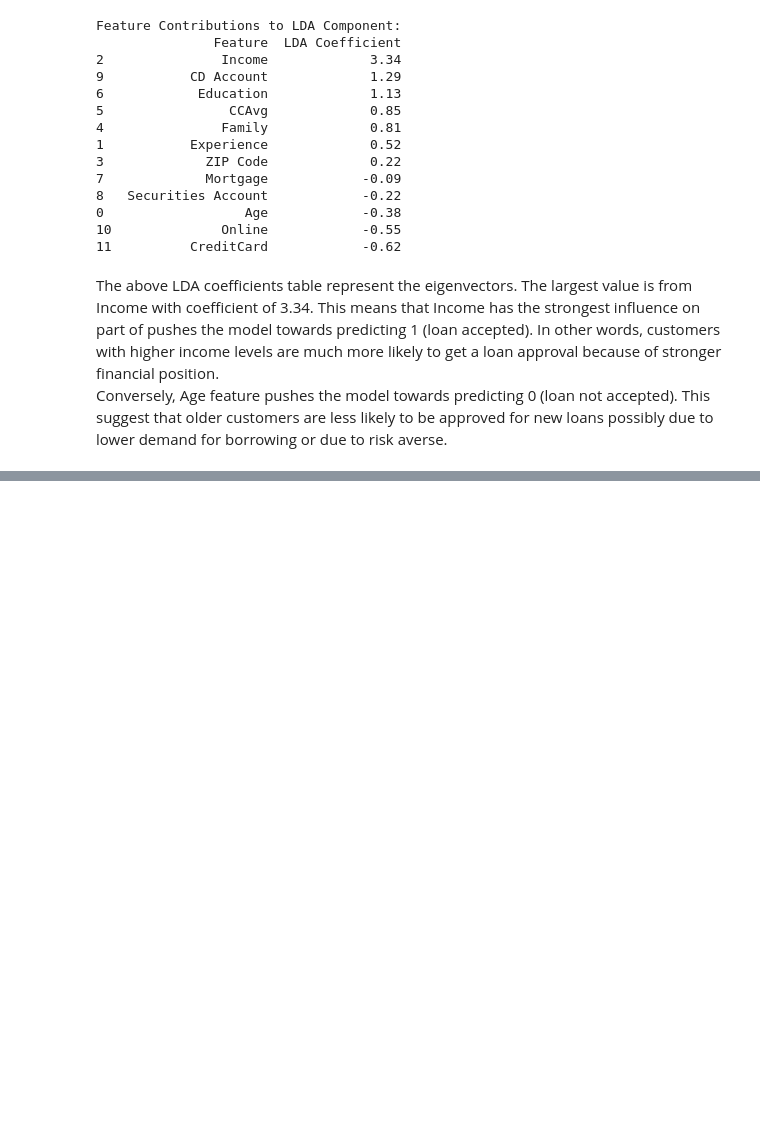
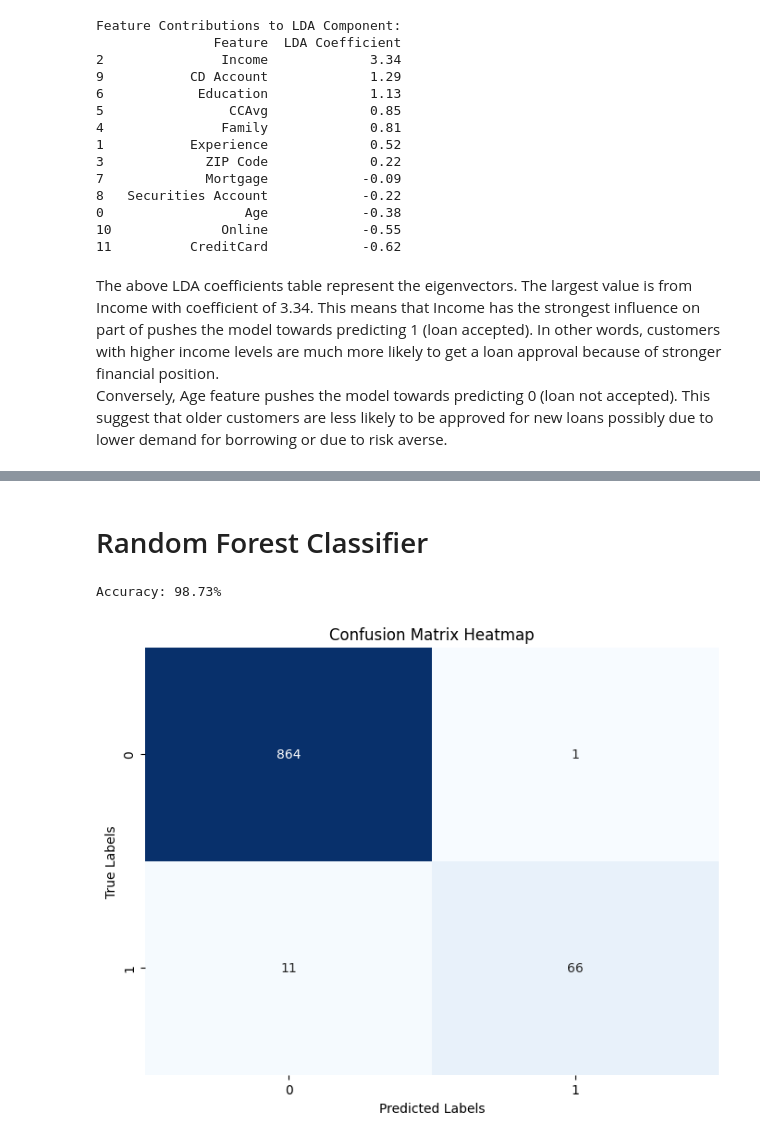
Before and after one commit to CharalamposZisis/Bank-Loan-Classification, a Jupyter notebook: main.ipynb, the cells around one changed output, grey strips where cells are left out. Drawn from its saved outputs; the diff is of its cells as text; code cells hidden in the pictures; blank space fills up the shorter version.

```diff
--- a/main.ipynb
+++ b/main.ipynb
@@ -858,0 +1044,39 @@ The above LDA coefficients table represent the eigenvectors. The largest value i
+# %% [markdown]
+# Random Forest Classifier
+# %%
+from sklearn.ensemble import RandomForestClassifier
+# copy the initial data
+X_copy = df.drop('Personal Loan', axis=1)
+y_copy = df['Personal Loan']
+
+# Define the hyperparameter grid to search
+param_grid = {
+    'n_estimators': [50, 100, 150],
+    'max_depth': np.arange(5, 12),
+    'min_samples_split': [1, 2, 3],
+    'min_samples_leaf': [1, 2, 3]
+}
+# train test split
+X_train, X_test, y_train, y_test = train_test_split(
+    X_copy, y_copy, test_size=0.2, random_state=42, stratify=y_copy)
+
+classifier = RandomForestClassifier(n_estimators=100, random_state=42) # create 100 tree
+classifier.fit(X_train, y_train)
+y_pred = classifier.predict(X_test)
+# %%
+accuracy = accuracy_score(y_test, y_pred)
+print(f'Accuracy: {accuracy * 100:.2f}%')
+
+# Let s plot a confusion matrix for random forest classifier
+conf_matrix = confusion_matrix(y_test, y_pred)
+
+plt.figure(figsize=(8, 6))
+sns.heatmap(conf_matrix, annot=True, fmt='g', cmap='Blues', cbar=False)
+
+plt.title('Confusion Matrix Heatmap')
+plt.xlabel('Predicted Labels')
+plt.ylabel('True Labels')
+plt.show()
+# %% [output]
+Accuracy: 98.73%
+[figure, added]
```
Also changed, not shown: parts of 16 cells of this notebook, 1 other file.
